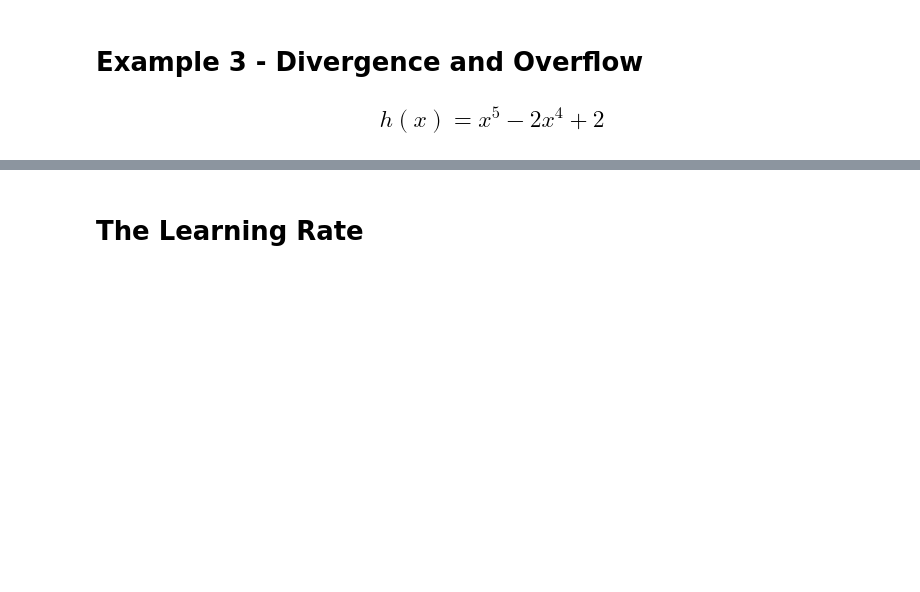
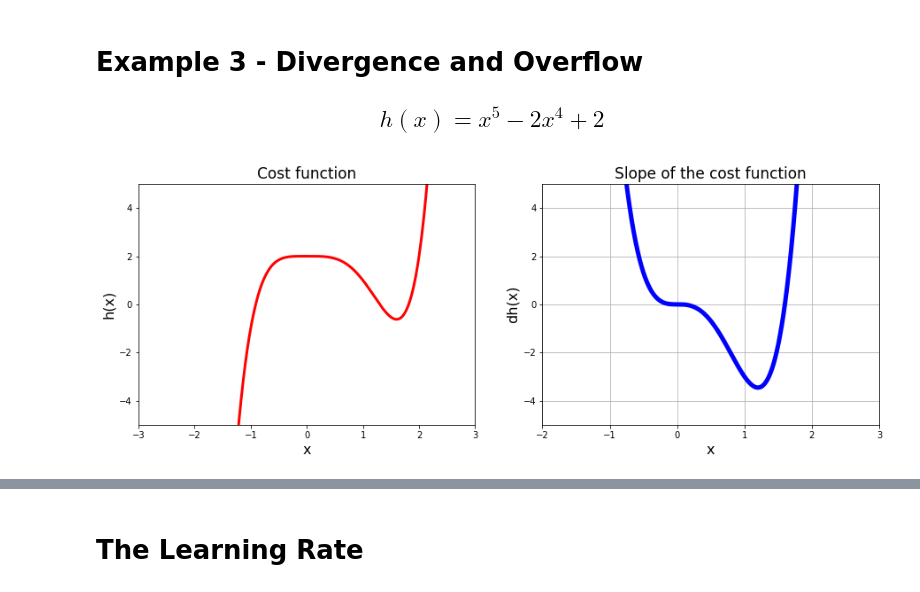
Before and after one commit to pvnmahathi/FMML20210264-Labs, a Jupyter notebook: FMML20210264_FMML_Module_4_Project.ipynb, the cells around one changed output, grey strips where cells are left out. Drawn from its saved outputs; the diff is of its cells as text; code cells hidden in the pictures; blank space fills up the shorter version.

```diff
--- a/FMML20210264_FMML_Module_4_Project.ipynb
+++ b/FMML20210264_FMML_Module_4_Project.ipynb
@@ -267,3 +316,46 @@ plt.show()
 ## $$h(x) = x^5 - 2x^4 + 2$$
 # %%
 ## TASK-4 : Code the same things as they were done for the first two examples
+
+###SAMPLE DATA
+
+x_3 = np.linspace(-3, 3, 1000)
+
+def h(x):
+    return pow(x,5) - (2*pow(x,4)) + 2
+
+def dh(x):
+    return (5*pow(x,4)) - (2*4*pow(x,3)) + 0
+# %%
+## TASK-3 : Plot function and derivative side by side like has been done earlier
+
+# Plot function and derivative side by side
+plt.figure(figsize=[15, 5])
+
+# 1 Chart: Cost function
+plt.subplot(1, 2, 1)
+
+plt.xlim(-3, 3)
+plt.ylim(-5, 5)
+
+plt.title('Cost function', fontsize=17)
+plt.xlabel('x', fontsize=16)
+plt.ylabel('h(x)', fontsize=16)
+
+plt.plot(x_3, h(x_3), color='red', linewidth=3)
+
+# 2 Chart: Derivative
+plt.subplot(1, 2, 2)
+
+plt.title('Slope of the cost function', fontsize=17)
+plt.xlabel('x', fontsize=16)
+plt.ylabel('dh(x)', fontsize=16)
+plt.grid()
+plt.xlim(-2, 3)
+plt.ylim(-5, 5)
+
+plt.plot(x_3, dh(x_3), color='blue', linewidth=5)
+
+plt.show()
+# %% [output]
+[figure, added]
```
Also changed, not shown: parts of 33 cells of this notebook.
